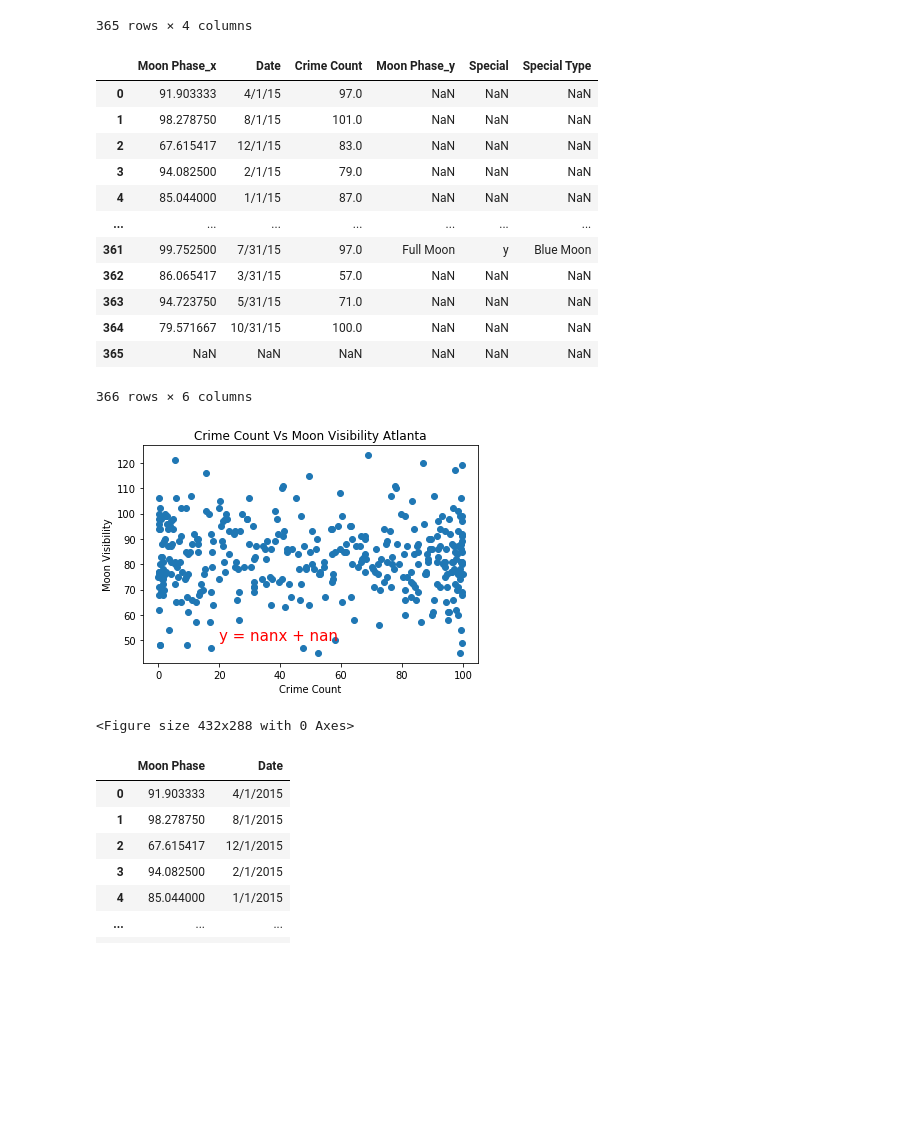
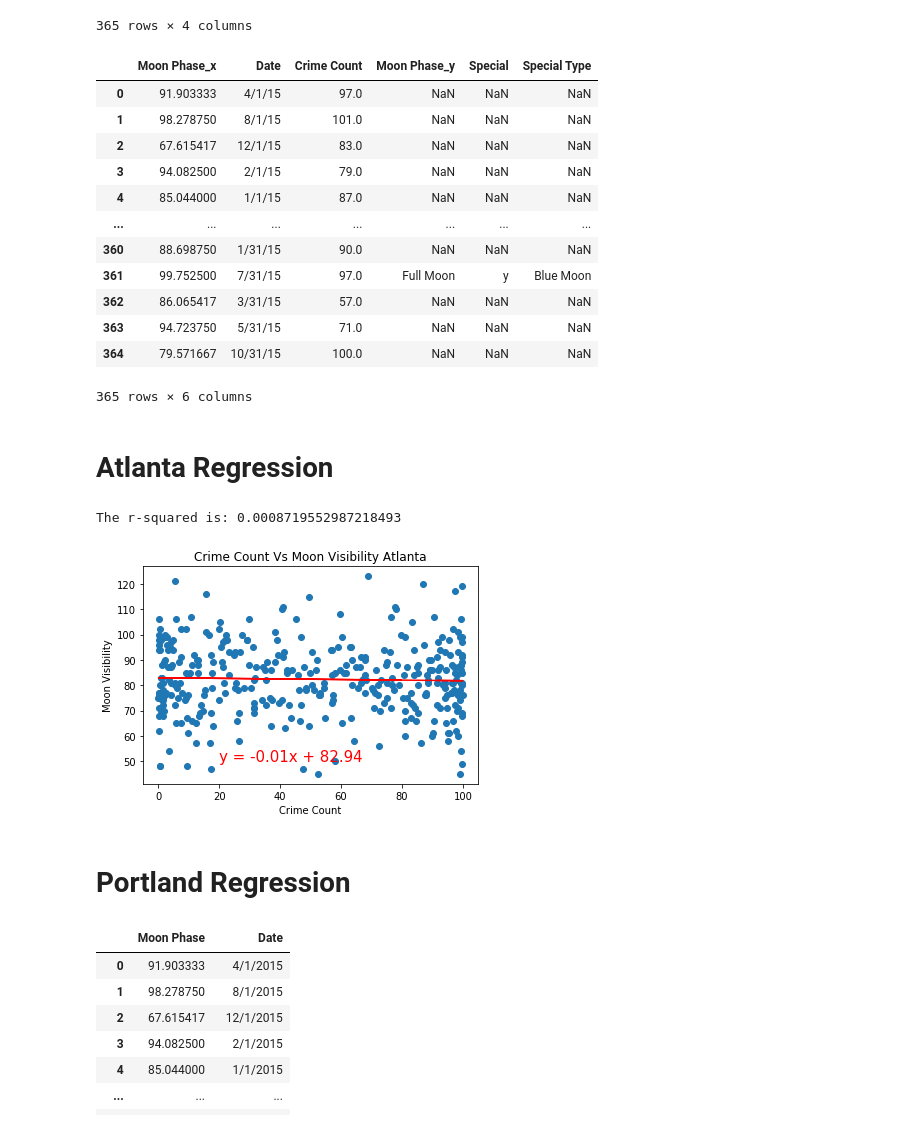
Before and after one commit to NHigs58/Project-1-, a Jupyter notebook: Graphs.ipynb, the cells around one changed output. Saved outputs shown, nothing was run; the diff lists cells and outputs as text; code cells hidden in the pictures; blank space fills up the shorter version.

Commit message:
Regression Lines

```diff
--- a/Graphs.ipynb
+++ b/Graphs.ipynb
@@ -367,7 +403,7 @@ nasa_cleaned.head()
 nasa_cleaned.to_csv("nasa_cleaned.csv")
 # %%
 crime_moon_atl = pd.merge(nasa_cleaned, atl_df, how="outer", on = "Date")
-
+crime_moon_atl = crime_moon_atl.dropna(how='all')
 crime_moon_atl
 # %% [output]
 |  | Moon Phase_x | Date | Crime Count | Moon Phase_y | Special | Special Type |
@@ -377,32 +413,36 @@ crime_moon_atl
 | 3 | 94.082500 | 2/1/15 | 79.0 | NaN | NaN | NaN |
 | 4 | 85.044000 | 1/1/15 | 87.0 | NaN | NaN | NaN |
 | ... | ... | ... | ... | ... | ... | ... |
+| 360 | 88.698750 | 1/31/15 | 90.0 | NaN | NaN | NaN |
 | 361 | 99.752500 | 7/31/15 | 97.0 | Full Moon | y | Blue Moon |
 | 362 | 86.065417 | 3/31/15 | 57.0 | NaN | NaN | NaN |
 | 363 | 94.723750 | 5/31/15 | 71.0 | NaN | NaN | NaN |
 | 364 | 79.571667 | 10/31/15 | 100.0 | NaN | NaN | NaN |
-| 365 | NaN | NaN | NaN | NaN | NaN | NaN |
-366 rows × 6 columns
+365 rows × 6 columns
+# %% [markdown]
+# Atlanta Regression
 # %%
 # Crime Count Vs Visible Moon Atl (%) Linear Regression
-y_values = crime_moon_df['Crime Count']
-x_values = crime_moon_df['Moon Phase_x']
+y_values = crime_moon_atl['Crime Count']
+x_values = crime_moon_atl['Moon Phase_x']
 (slope, intercept, rvalue, pvalue, stderr) = linregress(x_values, y_values)
 regress_values = x_values * slope + intercept
 line_eq = "y = " + str(round(slope,2)) + "x + " + str(round(intercept,2))
 plt.scatter(x_values,y_values)
-plt.plot(x_values,regress_values,"red")
+plt.plot(x_values,regress_values,"r-")
 plt.annotate(line_eq,(20,50),fontsize=15,color="red")
 
 plt.title('Crime Count Vs Moon Visibility Atlanta')
 plt.ylabel("Moon Visibility")
 plt.xlabel("Crime Count")
-plt.show()
 
+print(f"The r-squared is: {rvalue**2}")
 plt.savefig("CrimeVsMoonAtl.png")
 # %% [output]
+The r-squared is: 0.0008719552987218493
-[figure, old version]
+[figure, new version]
-<Figure size 432x288 with 0 Axes>
+# %% [markdown]
+# Portland Regression
 # %%
 date_pdx = pd.DataFrame(nasa_cleaned.Date.str.replace('15', '2015'))
 nasa_pdx = pd.DataFrame({"Moon Phase": nasa_df['phase'],
```
Also changed, not shown: parts of 19 cells of this notebook, 10 other files.
